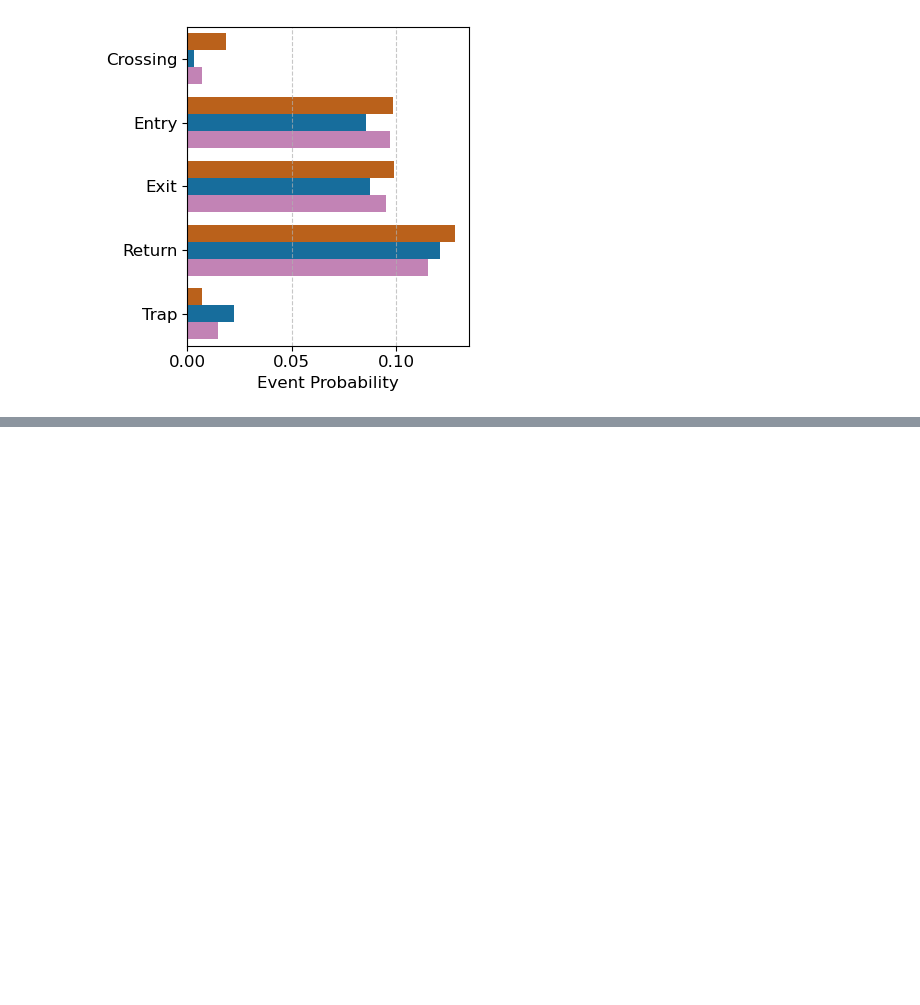
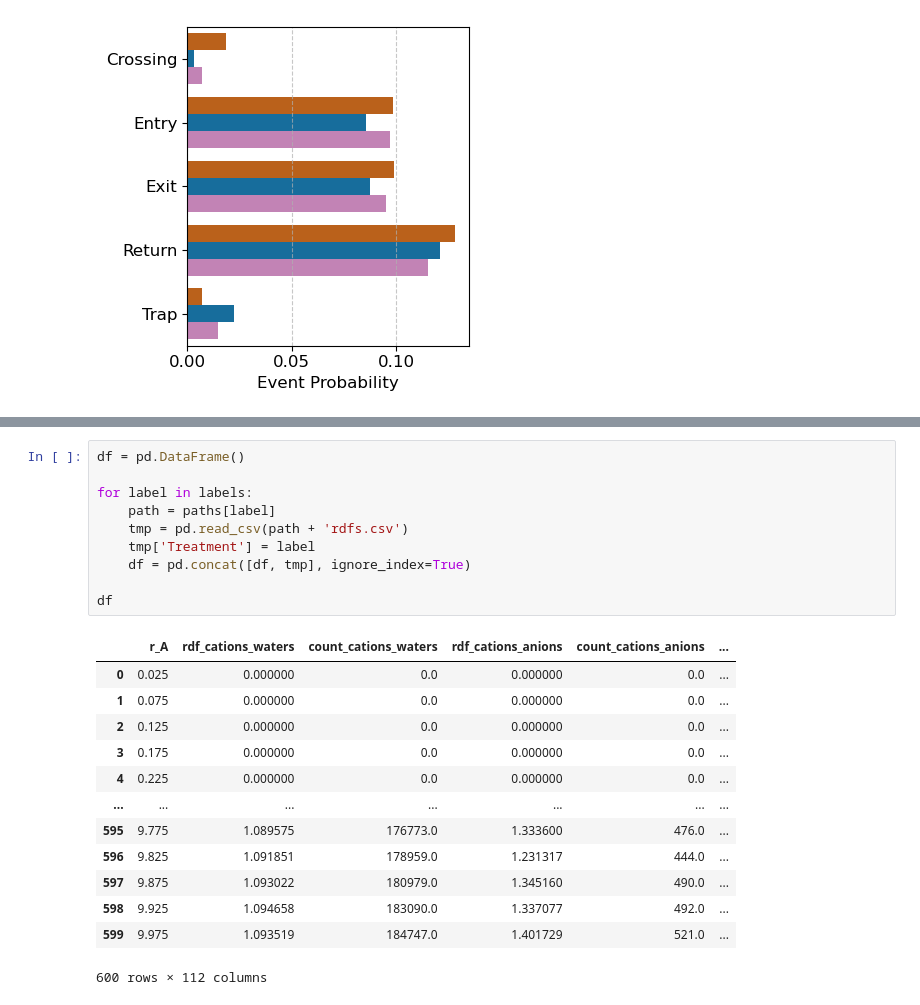
Before and after one commit to schwinns/polyamide-chlorination, a Jupyter notebook: paper/plot_chlorination.ipynb, the cells around one changed output, grey strips where cells are left out. Saved outputs shown, nothing was run; the diff lists cells and outputs as text; blank space fills up the shorter version.

```diff
--- a/paper/plot_chlorination.ipynb
+++ b/paper/plot_chlorination.ipynb
@@ -790,0 +829,24 @@ fig.savefig(si_fig_output_path + 'event_probabilities_detailed.pdf', bbox_inches
+# %%
+df = pd.DataFrame()
+
+for label in labels:
+    path = paths[label]
+    tmp = pd.read_csv(path + 'rdfs.csv')
+    tmp['Treatment'] = label
+    df = pd.concat([df, tmp], ignore_index=True)
+
+df
+# %% [output]
+|  | r_A | rdf_cations_waters | count_cations_waters | rdf_cations_anions | count_cations_anions | ... |
+| 0 | 0.025 | 0.000000 | 0.0 | 0.000000 | 0.0 | ... |
+| 1 | 0.075 | 0.000000 | 0.0 | 0.000000 | 0.0 | ... |
+| 2 | 0.125 | 0.000000 | 0.0 | 0.000000 | 0.0 | ... |
+| 3 | 0.175 | 0.000000 | 0.0 | 0.000000 | 0.0 | ... |
+| 4 | 0.225 | 0.000000 | 0.0 | 0.000000 | 0.0 | ... |
+| ... | ... | ... | ... | ... | ... | ... |
+| 595 | 9.775 | 1.089575 | 176773.0 | 1.333600 | 476.0 | ... |
+| 596 | 9.825 | 1.091851 | 178959.0 | 1.231317 | 444.0 | ... |
+| 597 | 9.875 | 1.093022 | 180979.0 | 1.345160 | 490.0 | ... |
+| 598 | 9.925 | 1.094658 | 183090.0 | 1.337077 | 492.0 | ... |
+| 599 | 9.975 | 1.093519 | 184747.0 | 1.401729 | 521.0 | ... |
+600 rows × 112 columns
```
Also changed, not shown: parts of 5 cells of this notebook, 6 other files.
